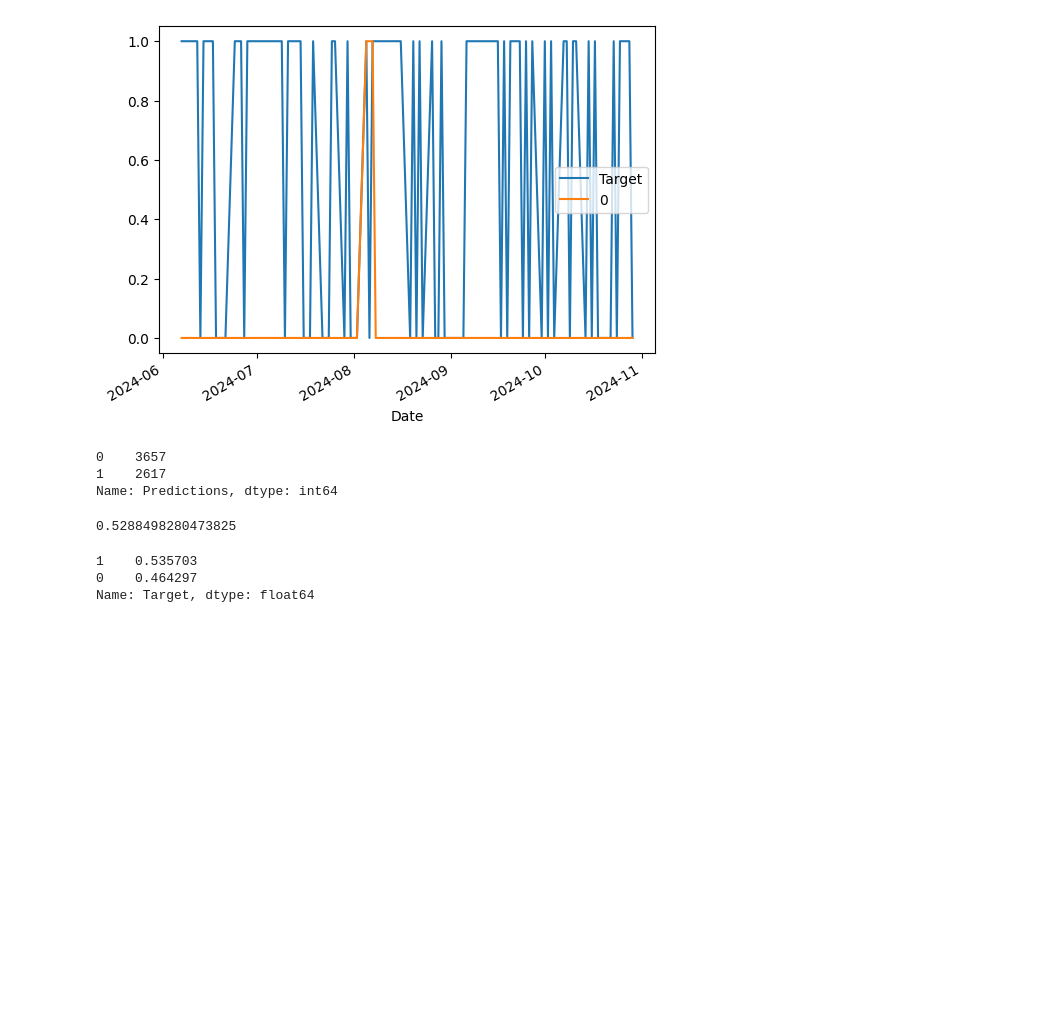
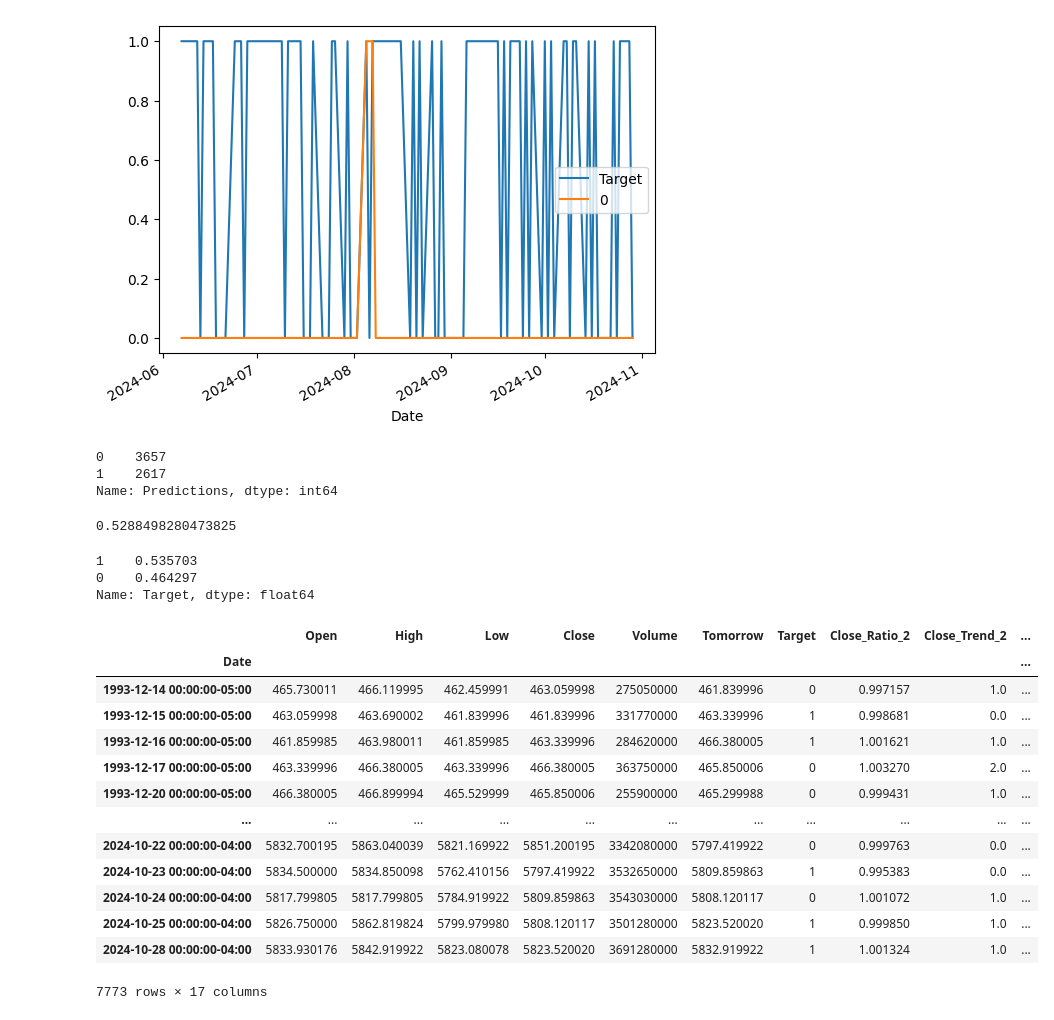
Before and after one commit to Danirive30/Predict-Stock-Market-ML, a Jupyter notebook: market_prediction.ipynb, the cells around one changed output. Saved outputs shown, nothing was run; the diff lists cells and outputs as text; code cells hidden in the pictures; blank space fills up the shorter version.

```diff
--- a/market_prediction.ipynb
+++ b/market_prediction.ipynb
@@ -172,3 +172,36 @@ predictions["Target"].value_counts() / predictions.shape[0]
 1    0.535703
 0    0.464297
 Name: Target, dtype: float64
+# %%
+horizons = [2, 5, 60, 250, 1000]
+new_predictors = []
+
+for horizon in horizons:
+    rolling_average = sp500.rolling(horizon).mean()
+
+    ratio_column = f"Close_Ratio_{horizon}"
+    sp500[ratio_column] = sp500["Close"] / rolling_average["Close"]
+
+    trend_column = f"Close_Trend_{horizon}"
+    sp500[trend_column] = sp500.shift(1).rolling(horizon).sum()["Target"]
+
+    new_predictors += [ratio_column, trend_column]
+# %%
+sp500 = sp500.dropna()
+# %%
+sp500
+# %% [output]
+|  | Open | High | Low | Close | Volume | Tomorrow | Target | Close_Ratio_2 | Close_Trend_2 | ... |
+| Date |  |  |  |  |  |  |  |  |  | ... |
+| 1993-12-14 00:00:00-05:00 | 465.730011 | 466.119995 | 462.459991 | 463.059998 | 275050000 | 461.839996 | 0 | 0.997157 | 1.0 | ... |
+| 1993-12-15 00:00:00-05:00 | 463.059998 | 463.690002 | 461.839996 | 461.839996 | 331770000 | 463.339996 | 1 | 0.998681 | 0.0 | ... |
+| 1993-12-16 00:00:00-05:00 | 461.859985 | 463.980011 | 461.859985 | 463.339996 | 284620000 | 466.380005 | 1 | 1.001621 | 1.0 | ... |
+| 1993-12-17 00:00:00-05:00 | 463.339996 | 466.380005 | 463.339996 | 466.380005 | 363750000 | 465.850006 | 0 | 1.003270 | 2.0 | ... |
+| 1993-12-20 00:00:00-05:00 | 466.380005 | 466.899994 | 465.529999 | 465.850006 | 255900000 | 465.299988 | 0 | 0.999431 | 1.0 | ... |
+| ... | ... | ... | ... | ... | ... | ... | ... | ... | ... | ... |
+| 2024-10-22 00:00:00-04:00 | 5832.700195 | 5863.040039 | 5821.169922 | 5851.200195 | 3342080000 | 5797.419922 | 0 | 0.999763 | 0.0 | ... |
+| 2024-10-23 00:00:00-04:00 | 5834.500000 | 5834.850098 | 5762.410156 | 5797.419922 | 3532650000 | 5809.859863 | 1 | 0.995383 | 0.0 | ... |
+| 2024-10-24 00:00:00-04:00 | 5817.799805 | 5817.799805 | 5784.919922 | 5809.859863 | 3543030000 | 5808.120117 | 0 | 1.001072 | 1.0 | ... |
+| 2024-10-25 00:00:00-04:00 | 5826.750000 | 5862.819824 | 5799.979980 | 5808.120117 | 3501280000 | 5823.520020 | 1 | 0.999850 | 1.0 | ... |
+| 2024-10-28 00:00:00-04:00 | 5833.930176 | 5842.919922 | 5823.080078 | 5823.520020 | 3691280000 | 5832.919922 | 1 | 1.001324 | 1.0 | ... |
+7773 rows × 17 columns
```
Also changed, not shown: parts of 2 cells of this notebook.
